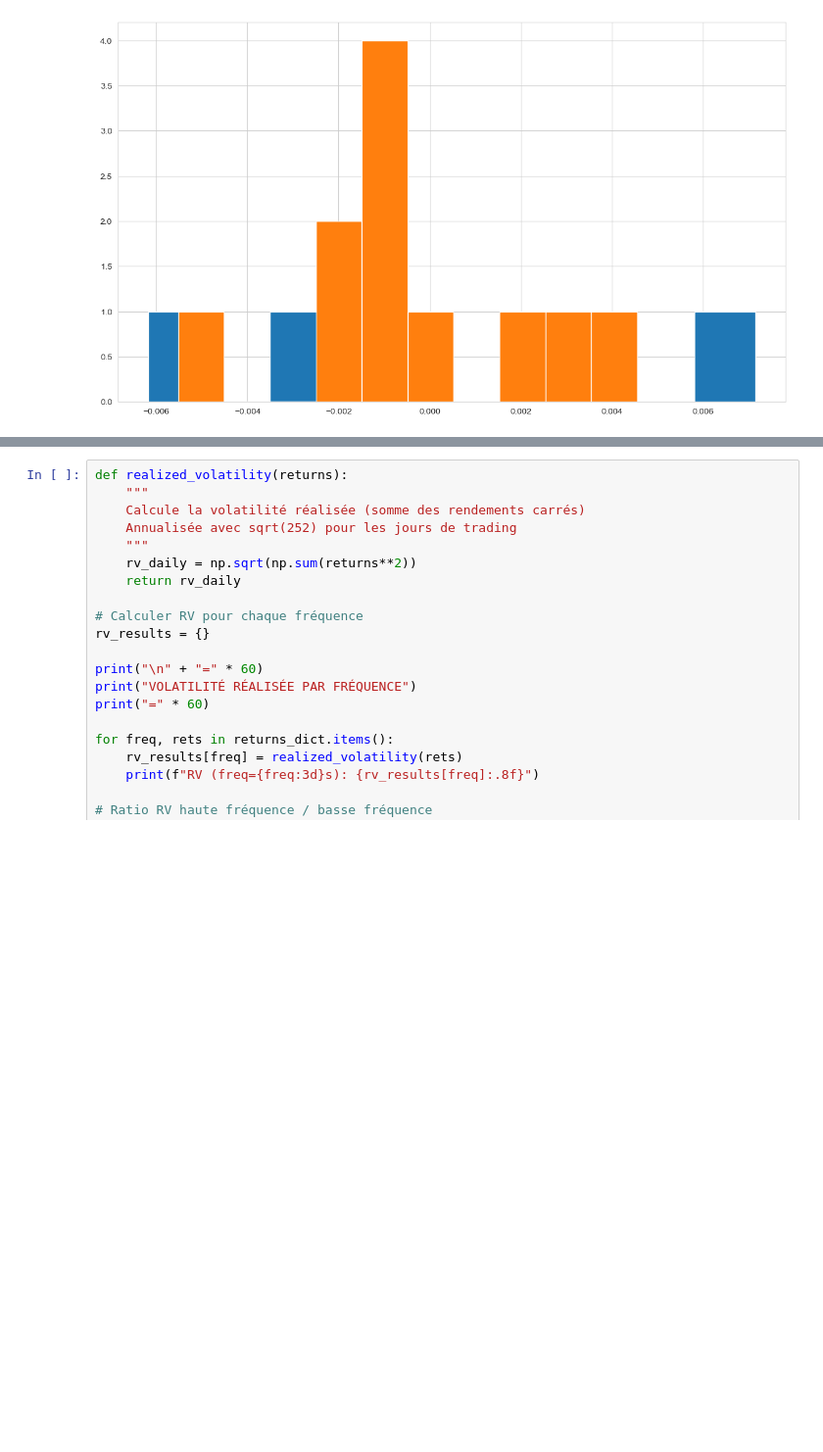
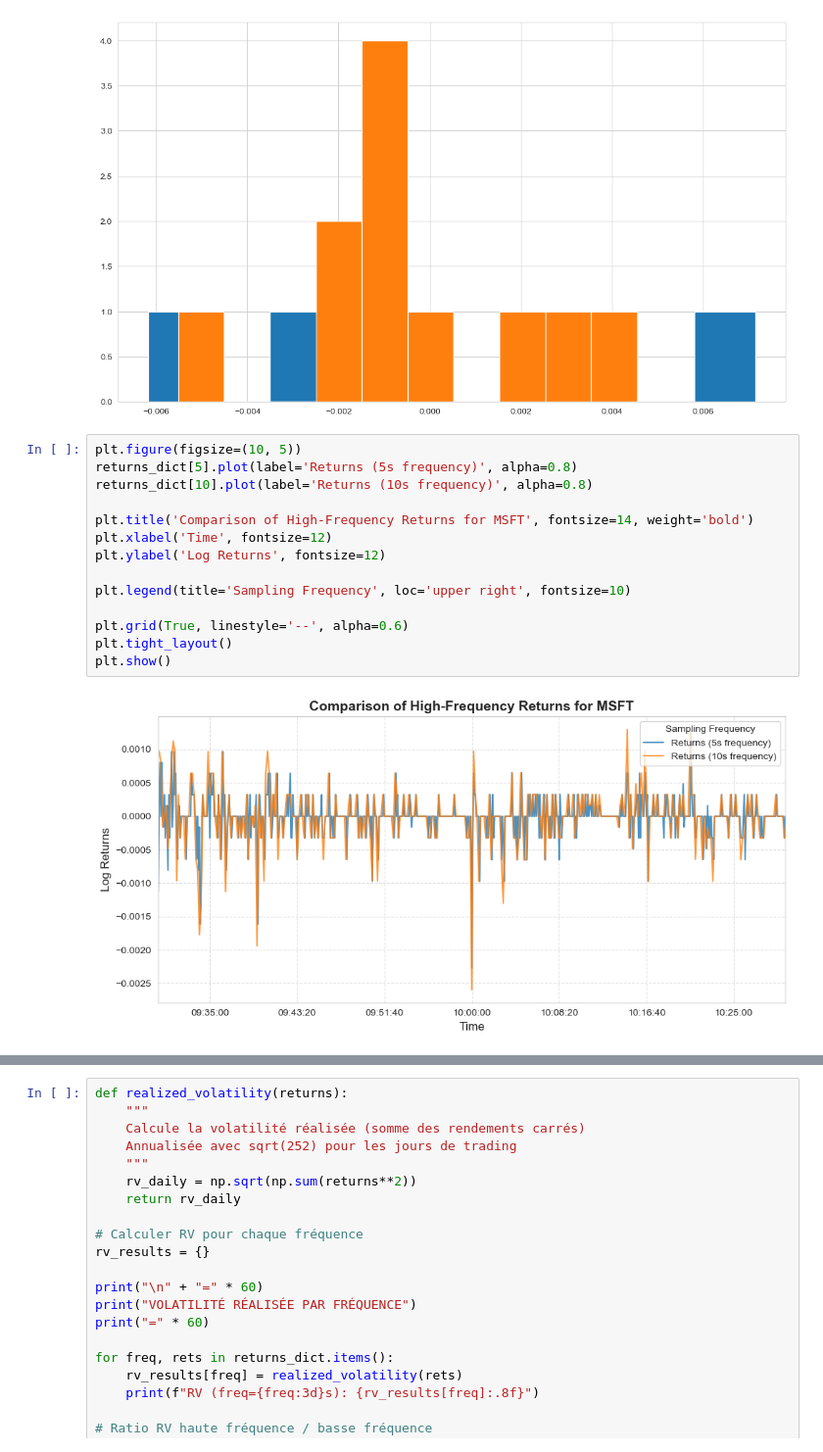
Before and after one commit to Guillaume-melis/Econometrie_S1, a Jupyter notebook: Project/Q3.ipynb, the cells around one changed output, grey strips where cells are left out. Shown at 98% size. Drawn from its saved outputs; the diff is of its cells as text; blank space fills up the shorter version.

Commit message:
Add some plots for data analysis

```diff
--- a/Project/Q3.ipynb
+++ b/Project/Q3.ipynb
@@ -263,3 +267,19 @@ returns_dict[300].hist()
 plt.show()
 # %% [output]
 [figure]
+# %%
+plt.figure(figsize=(10, 5))
+returns_dict[5].plot(label='Returns (5s frequency)', alpha=0.8)
+returns_dict[10].plot(label='Returns (10s frequency)', alpha=0.8)
+
+plt.title('Comparison of High-Frequency Returns for MSFT', fontsize=14, weight='bold')
+plt.xlabel('Time', fontsize=12)
+plt.ylabel('Log Returns', fontsize=12)
+
+plt.legend(title='Sampling Frequency', loc='upper right', fontsize=10)
+
+plt.grid(True, linestyle='--', alpha=0.6)
+plt.tight_layout()
+plt.show()
+# %% [output]
+[figure, added]
```
Also changed, not shown: parts of 3 cells of this notebook.
